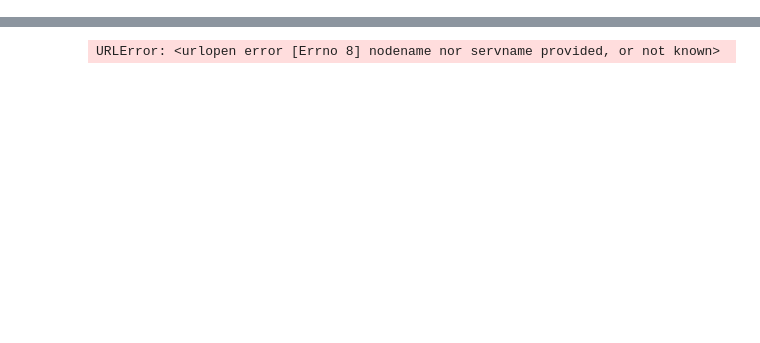
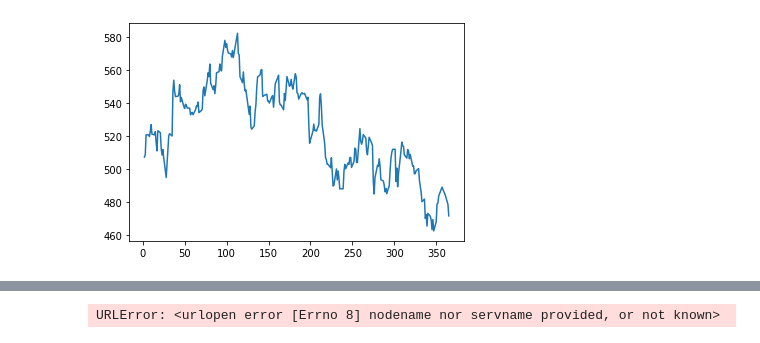
Before and after one commit to wmow/bloombergMDM, a Jupyter notebook: getData.ipynb, the cells around one changed output, grey strips where cells are left out. Saved outputs shown, nothing was run; the diff lists cells and outputs as text; code cells hidden in the pictures; blank space fills up the shorter version.

```diff
--- a/getData.ipynb
+++ b/getData.ipynb
@@ -8,0 +31,14 @@ ql.ApiConfig.api_key = 'TvM-Jbzx938zxdKHUgxw'
+# %%
+#
+appledf = pd.DataFrame.from_dict(aapl)
+
+#appledf = pd.concat([appledf, pd.Series(appledf.columns)])
+#appledf = appledf.append(pd.Series(appledf.columns),ignore_index=True)
+
+
+
+
+#appledf = appledf.append(dict(zip(appledf.columns, appledf.columns)), ignore_index=True)
+#appledf.head(10)
+appledf = appledf.append(dict(zip(pd.to_datetime(appledf.columns), appledf.columns)), ignore_index=True)
+appledf.head(10)
@@ -8,0 +54,10 @@ ql.ApiConfig.api_key = 'TvM-Jbzx938zxdKHUgxw'
+# %%
+appledfT = appledf.T
+appledfT = appledfT.rename(columns={0: "Open", 1: "High",2:"Low",3:"Close",4:"Volume",5:"Date"})
+appledfT['Open'] = appledfT.Open.astype(float)
+appledfT['High'] = appledfT.High.astype(float)
+appledfT['Low'] = appledfT.Low.astype(float)
+appledfT['Close'] = appledfT.Close.astype(float)
+appledfT['Volume'] = appledfT.Volume.astype(int)
+appledfT['Date'] = pd.DatetimeIndex(appledfT['Date'])
+appledfT.dtypes
@@ -8,0 +72,12 @@ ql.ApiConfig.api_key = 'TvM-Jbzx938zxdKHUgxw'
+# %%
+#appledf19 = appledfT[appledfT['6'] < ]
+appledfT['Year'] = appledfT['Date'].dt.year
+appledfT['Day'] = appledfT['Date'].dt.dayofyear
+appledfT.head()
+apple19 = appledfT[appledfT['Year'] == 2019]
+apple19 = apple19.iloc[::-1]
+apple19.head()
+plt.plot(apple19['Day'], apple19['Close'])
+plt.show()
+# %% [output]
+[figure, added]
```
Also changed, not shown: parts of 9 cells of this notebook.
